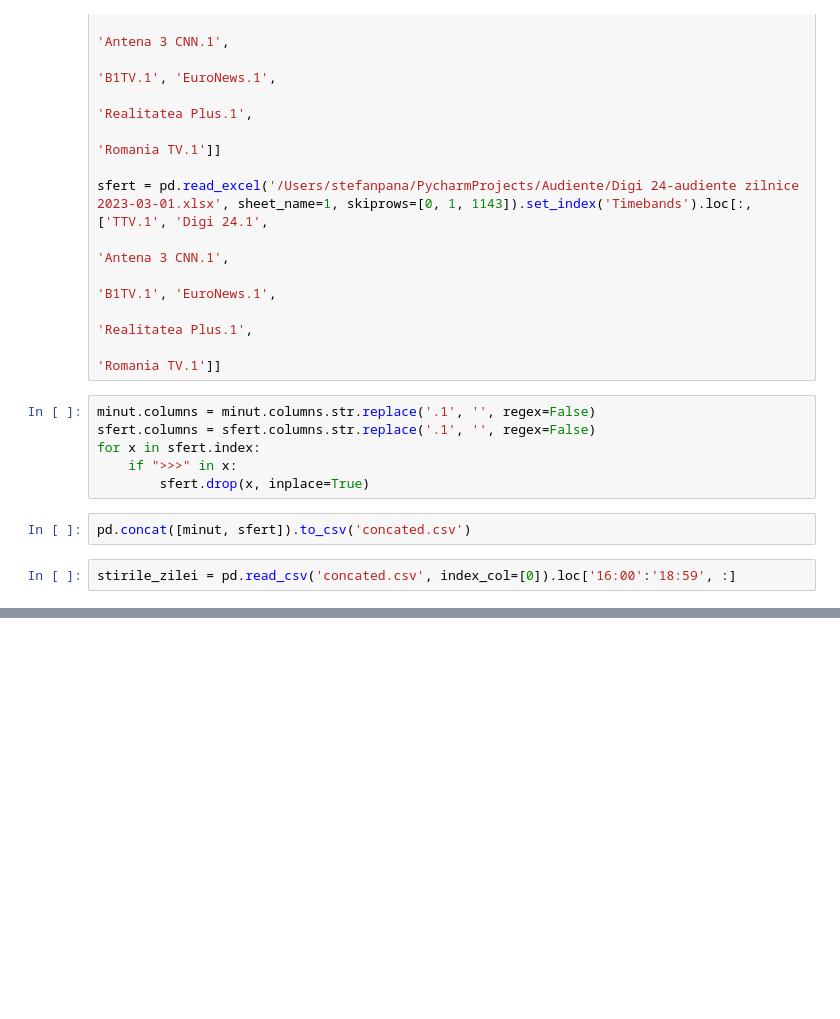
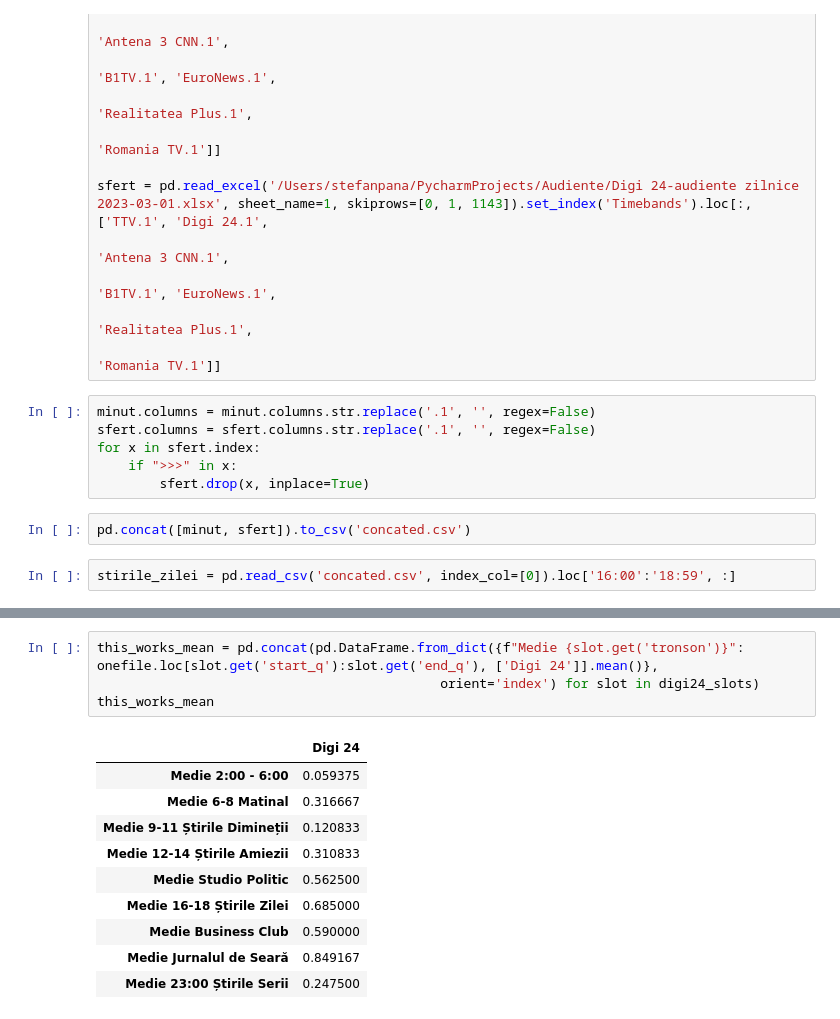
Before and after one commit to spatzii/Audiente, a Jupyter notebook: Untitled.ipynb, the cells around one changed output, grey strips where cells are left out. Drawn from its saved outputs; the diff is of its cells as text; blank space fills up the shorter version.

```diff
--- a/Untitled.ipynb
+++ b/Untitled.ipynb
@@ -92,0 +153,15 @@ NameError: name 'df' is not defined
+# %%
+this_works_mean = pd.concat(pd.DataFrame.from_dict({f"Medie {slot.get('tronson')}": onefile.loc[slot.get('start_q'):slot.get('end_q'), ['Digi 24']].mean()},
+                                            orient='index') for slot in digi24_slots)
+this_works_mean
+# %% [output]
+|  | Digi 24 |
+| Medie 2:00 - 6:00 | 0.059375 |
+| Medie 6-8 Matinal | 0.316667 |
+| Medie 9-11 Știrile Dimineții | 0.120833 |
+| Medie 12-14 Știrile Amiezii | 0.310833 |
+| Medie Studio Politic | 0.562500 |
+| Medie 16-18 Știrile Zilei | 0.685000 |
+| Medie Business Club | 0.590000 |
+| Medie Jurnalul de Seară | 0.849167 |
+| Medie 23:00 Știrile Serii | 0.247500 |
```
Also changed, not shown: parts of 19 cells of this notebook, 5 other files.
